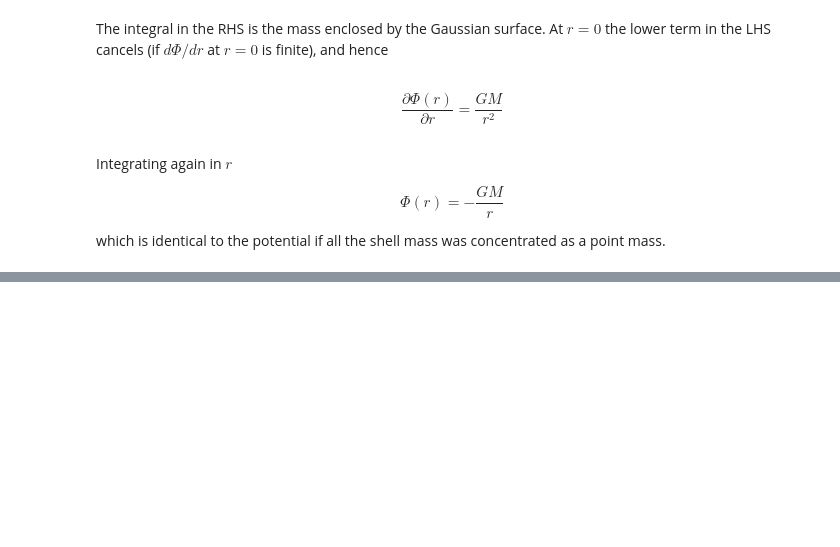
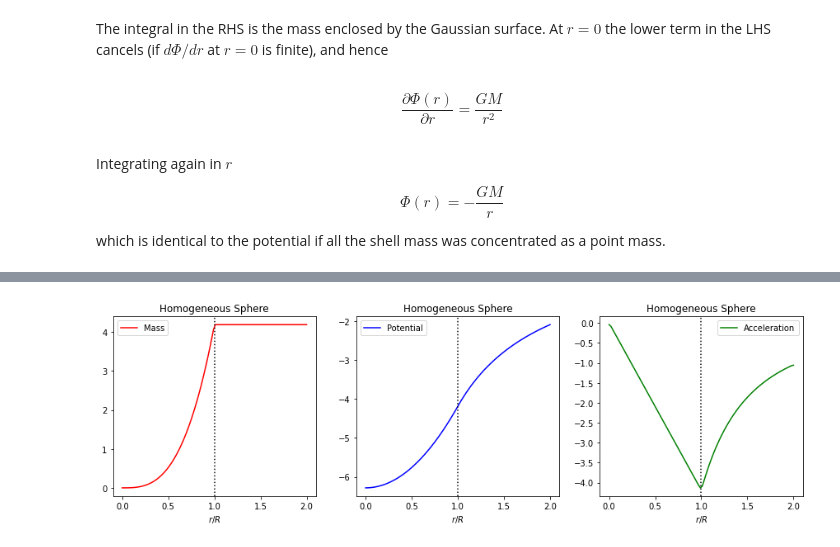
Before and after one commit to wlyra/Astro506, a Jupyter notebook: GalacticDynamicsMasterNB.ipynb, the cells around one changed output, grey strips where cells are left out. Drawn from its saved outputs; the diff is of its cells as text; code cells hidden in the pictures; blank space fills up the shorter version.

```diff
--- a/GalacticDynamicsMasterNB.ipynb
+++ b/GalacticDynamicsMasterNB.ipynb
@@ -292,0 +343,39 @@ Another form of this expression involves $\Phi$ and $\rho$. Integrating by parts
+# %%
+import numpy as np
+import pylab as plt
+
+R = 1
+G = 1
+rho0 = 1
+n = 100
+M = 4*np.pi/3 * R**3
+
+r = np.linspace(0,2*R,n)
+Phi = np.zeros(n)
+Mass = np.zeros(n)
+g = np.zeros(n)
+
+for i in range(n):
+    if (r[i] <= R):
+        Phi[i] = -2*np.pi*G*(R**2 - r[i]**2/3)
+        Mass[i] = 4*np.pi/3 * r[i]**3
+    else:
+        Phi[i] = -G*M/r[i]
+        Mass[i] = M
+
+
+g = -gradient(Phi)/gradient(r)
+
+fig, axs = plt.subplots(nrows=1,ncols=3,figsize=(15,4),sharex=True)
+
+axs[0].plot(r,Mass,label='Mass',color='red')
+axs[1].plot(r,Phi,label='Potential',color='blue')
+axs[2].plot(r,g,label='Acceleration',color='green')
+
+for i, ax in enumerate(fig.axes):
+    ax.legend()
+    ax.set_xlabel(r'$r/R$')
+    ax.axvline(1,linestyle=':',color='black')
+    ax.set_title("Homogeneous Sphere")
+# %% [output]
+[figure, added]
```
Also changed, not shown: parts of 8 cells of this notebook.
